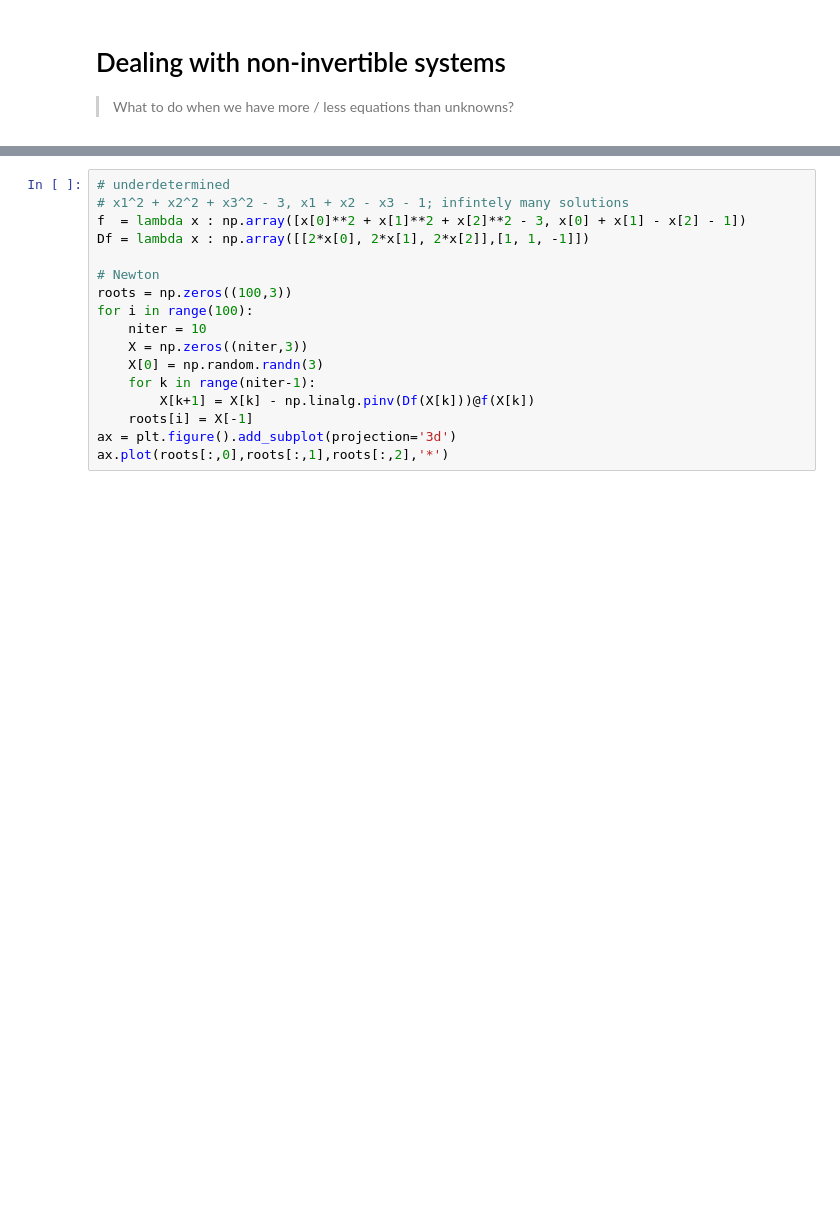
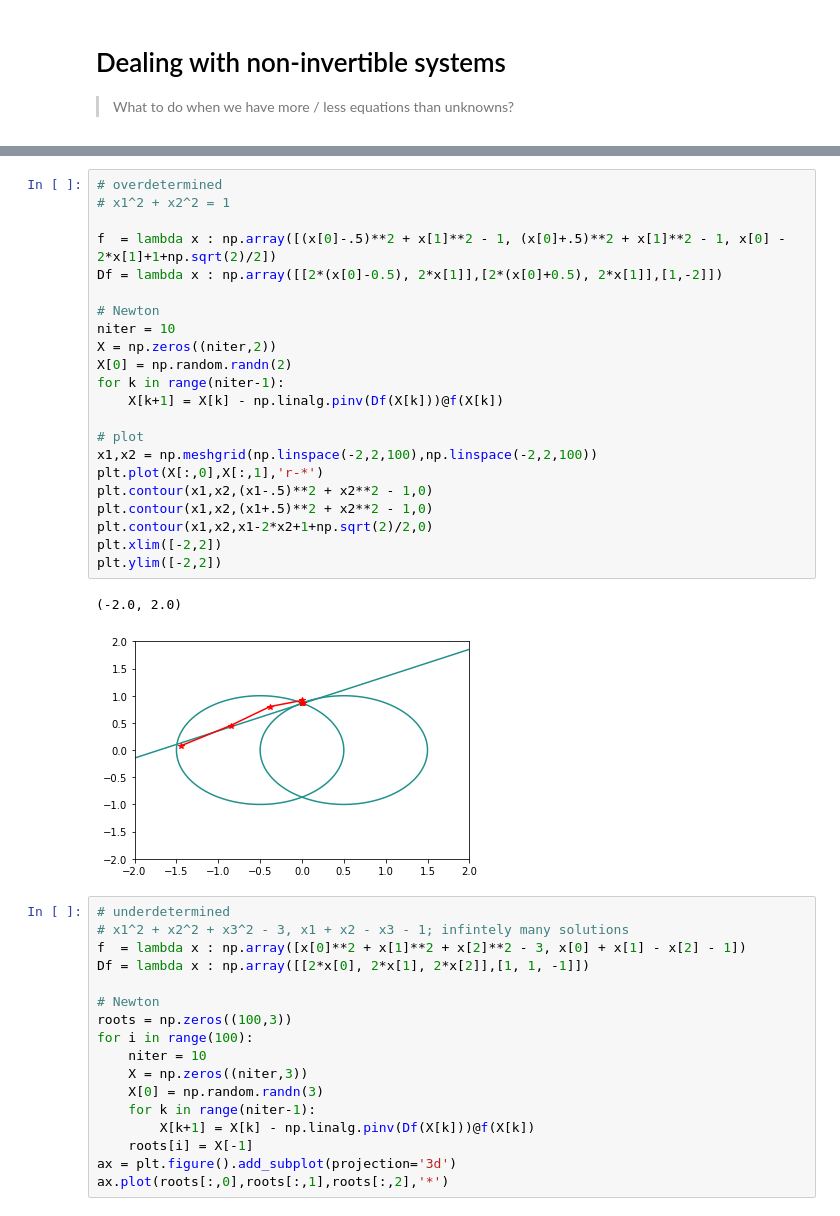
Before and after one commit to TristanvanLeeuwen/WISM100_Robotics, a Jupyter notebook: lectures/lecture2.ipynb, the cells around one changed output, grey strips where cells are left out. Drawn from its saved outputs; the diff is of its cells as text; blank space fills up the shorter version.

```diff
--- a/lectures/lecture2.ipynb
+++ b/lectures/lecture2.ipynb
@@ -103,3 +125,28 @@ plt.ylim([-2,2])
+# %%
+# overdetermined
+# x1^2 + x2^2 = 1
+
+f  = lambda x : np.array([(x[0]-.5)**2 + x[1]**2 - 1, (x[0]+.5)**2 + x[1]**2 - 1, x[0] - 2*x[1]+1+np.sqrt(2)/2])
+Df = lambda x : np.array([[2*(x[0]-0.5), 2*x[1]],[2*(x[0]+0.5), 2*x[1]],[1,-2]])
+
+# Newton
+niter = 10
+X = np.zeros((niter,2))
+X[0] = np.random.randn(2)
+for k in range(niter-1):
+    X[k+1] = X[k] - np.linalg.pinv(Df(X[k]))@f(X[k])
+
+# plot
+x1,x2 = np.meshgrid(np.linspace(-2,2,100),np.linspace(-2,2,100))
+plt.plot(X[:,0],X[:,1],'r-*')
+plt.contour(x1,x2,(x1-.5)**2 + x2**2 - 1,0)
+plt.contour(x1,x2,(x1+.5)**2 + x2**2 - 1,0)
+plt.contour(x1,x2,x1-2*x2+1+np.sqrt(2)/2,0)
+plt.xlim([-2,2])
+plt.ylim([-2,2])
+# %% [output]
+(-2.0, 2.0)
+[figure, added]
 # %%
 # underdetermined
 # x1^2 + x2^2 + x3^2 - 3, x1 + x2 - x3 - 1; infintely many solutions
```
Also changed, not shown: parts of 7 cells of this notebook, 4 other files.
